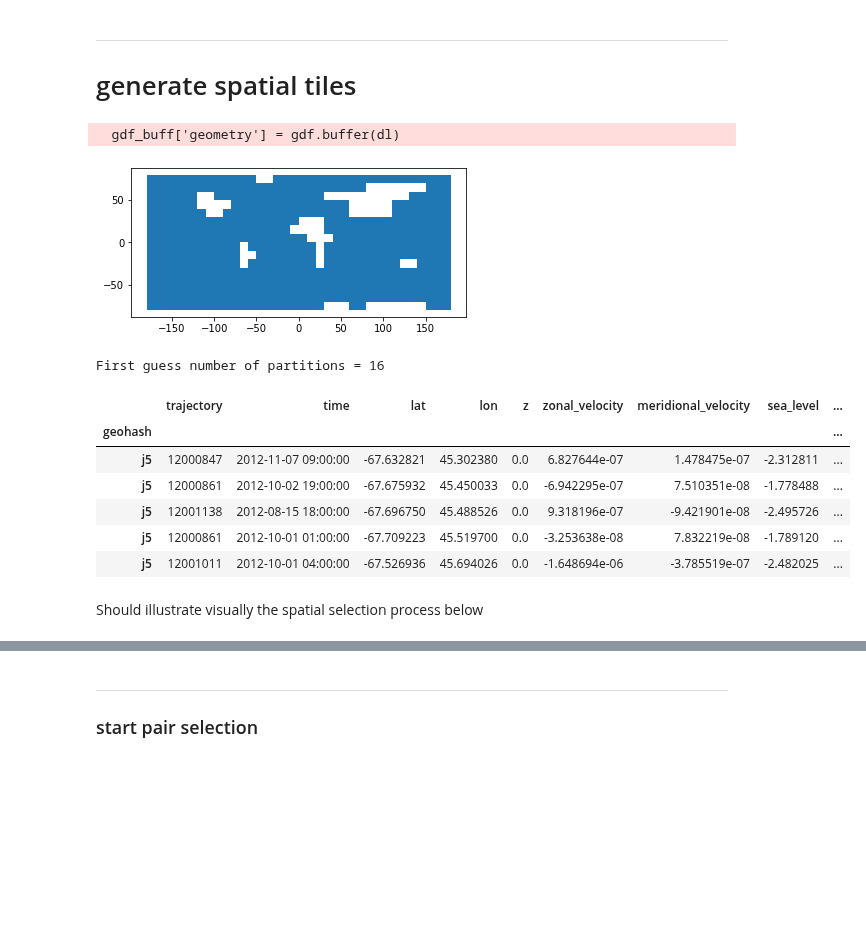
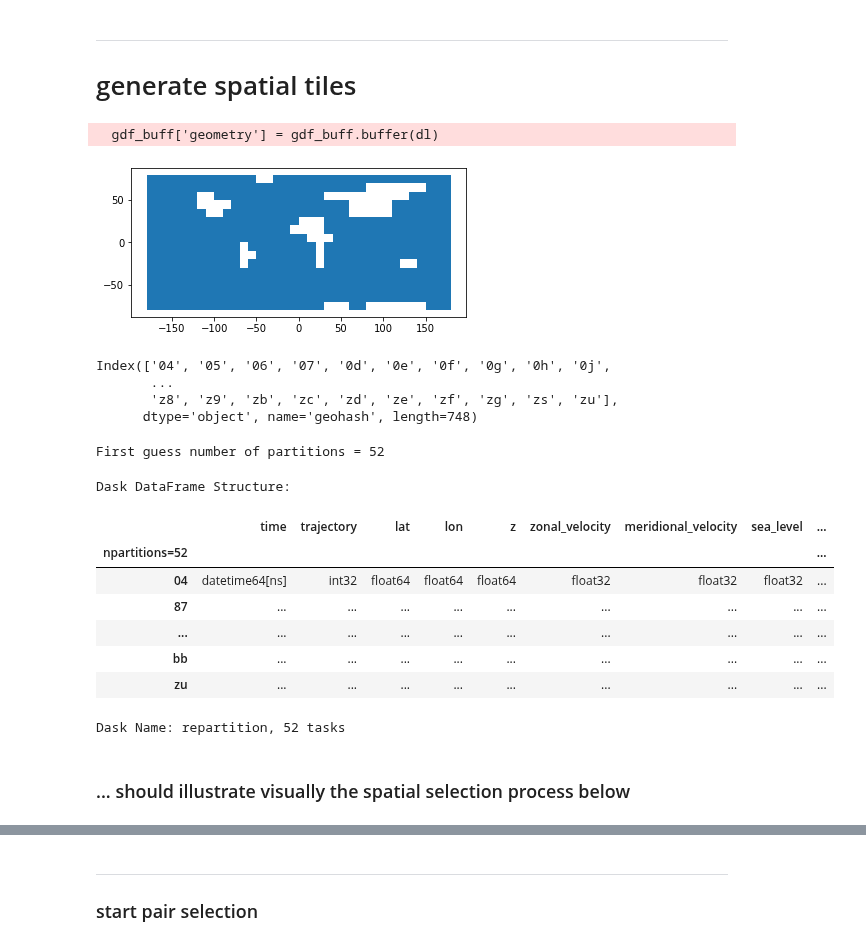
Before and after one commit to apatlpo/mit_equinox, a Jupyter notebook: parcels/space_time_autocovariance.ipynb, the cells around one changed output, grey strips where cells are left out. Cells and saved outputs as stored; diff of their text form; code cells hidden in the pictures; blank space fills up the shorter version.

Commit message:
wip space time autocorrelation with drifters

```diff
--- a/parcels/space_time_autocovariance.ipynb
+++ b/parcels/space_time_autocovariance.ipynb
@@ -74,10 +75,13 @@ client
 
 # parameters
 # %%
-dl = 5 # target tile size
+dl = 10 # target tile size
 geohash_resolution = 2 # for geohash indexing
 
-d2h=24
+d2h=24 # days to hours
+
+# directory where files will be processed
+process_dir = os.path.join(ut.scratch, "parcels")
 # %% [markdown]
 ---
 # load parcels simulation
@@ -98,0 +112,9 @@ df.head()
+# %%
+df = df.rename(columns=dict(SSU_interp="mean_zonal_velocity",
+                            SSV_interp="mean_meridional_velocity",
+                            Eta_interp="mean_sea_level",
+                            SSS_interp="mean_salinity",
+                            SST_interp="mean_temperature",
+                           ),
+              )
+df.head()
@@ -108,40 +138,61 @@ df_boxes, df_buff_boxes = dr.generate_grid_and_geohashes(dl,
                                                         )
 hash_boxes = dr.get_geohashes(geohash_resolution)
 # %% [output]
-  gdf_buff['geometry'] = gdf.buffer(dl)
+  gdf_buff['geometry'] = gdf_buff.buffer(dl)
 [figure]
 # %%
 # load geohash that are effectively used
-index_unique = df.index.unique().compute()
+#index_unique = df.index.unique().compute()
+index_unique = df.index.drop_duplicates().compute()
+index_unique
+# %% [output]
+Index(['04', '05', '06', '07', '0d', '0e', '0f', '0g', '0h', '0j',
+       ...
+       'z8', 'z9', 'zb', 'zc', 'zd', 'ze', 'zf', 'zg', 'zs', 'zu'],
+      dtype='object', name='geohash', length=748)
 # %%
 # test with one box
 
-idx = 398 # North of Hawaii
-box = df_boxes.loc[df_boxes.index==idx]
-box_buff = df_buff_boxes.loc[df_buff_boxes.index==idx]
+ibox = 398 # North of Hawaii
+
+box = (df_boxes
+       .loc[ibox]
+       .drop(columns="geohash")
+       .drop_duplicates()
+      )
+box_buff = df_buff_boxes.loc[ibox]
 
 # keep only valid geohashes where points are found
 valid_geohash = list(set(index_unique)
-                     & set(box_buff.loc[:,"geohash"].values.astype(str))
+                     & set(box_buff
+                           .loc[:,"geohash"]
+                           .values
+                           .astype(str)
+                          )
                     )
 
 # first guess based on geohashes
-df_fguess = df.loc[valid_geohash,:]
+#df_fguess = df.loc[valid_geohash] # this does not work and resembles a bug
+df_fguess = df.loc[df.index.isin(valid_geohash)]
 
-# repartition
-#df_fguess = df_fguess.repartition(partition_size="100MB")
+# repartition. critical, partitions are very unbalanced otherwise
+df_fguess = df_fguess.repartition(partition_size="100MB")
+
+df_fguess = df_fguess.persist()
 
 print("First guess number of partitions = {}".format(df_fguess.npartitions))
 
-df_fguess.head()
+df_fguess
 # %% [output]
-First guess number of partitions = 16
+First guess number of partitions = 52
+Dask DataFrame Structure:
-|  | trajectory | time | lat | lon | z | zonal_velocity | meridional_velocity | sea_level | ... |
-| geohash |  |  |  |  |  |  |  |  | ... |
-| j5 | 12000847 | 2012-11-07 09:00:00 | -67.632821 | 45.302380 | 0.0 | 6.827644e-07 | 1.478475e-07 | -2.312811 | ... |
-| j5 | 12000861 | 2012-10-02 19:00:00 | -67.675932 | 45.450033 | 0.0 | -6.942295e-07 | 7.510351e-08 | -1.778488 | ... |
-| j5 | 12001138 | 2012-08-15 18:00:00 | -67.696750 | 45.488526 | 0.0 | 9.318196e-07 | -9.421901e-08 | -2.495726 | ... |
-| j5 | 12000861 | 2012-10-01 01:00:00 | -67.709223 | 45.519700 | 0.0 | -3.253638e-08 | 7.832219e-08 | -1.789120 | ... |
-| j5 | 12001011 | 2012-10-01 04:00:00 | -67.526936 | 45.694026 | 0.0 | -1.648694e-06 | -3.785519e-07 | -2.482025 | ... |
+|  | time | trajectory | lat | lon | z | zonal_velocity | meridional_velocity | sea_level | ... |
+| npartitions=52 |  |  |  |  |  |  |  |  | ... |
+| 04 | datetime64[ns] | int32 | float64 | float64 | float64 | float32 | float32 | float32 | ... |
+| 87 | ... | ... | ... | ... | ... | ... | ... | ... | ... |
+| ... | ... | ... | ... | ... | ... | ... | ... | ... | ... |
+| bb | ... | ... | ... | ... | ... | ... | ... | ... | ... |
+| zu | ... | ... | ... | ... | ... | ... | ... | ... | ... |
+Dask Name: repartition, 52 tasks
 # %% [markdown]
-Should illustrate visually the spatial selection process below
+### ... should illustrate visually the spatial selection process below
```
Also changed, not shown: parts of 104 cells of this notebook, 4 other files.
